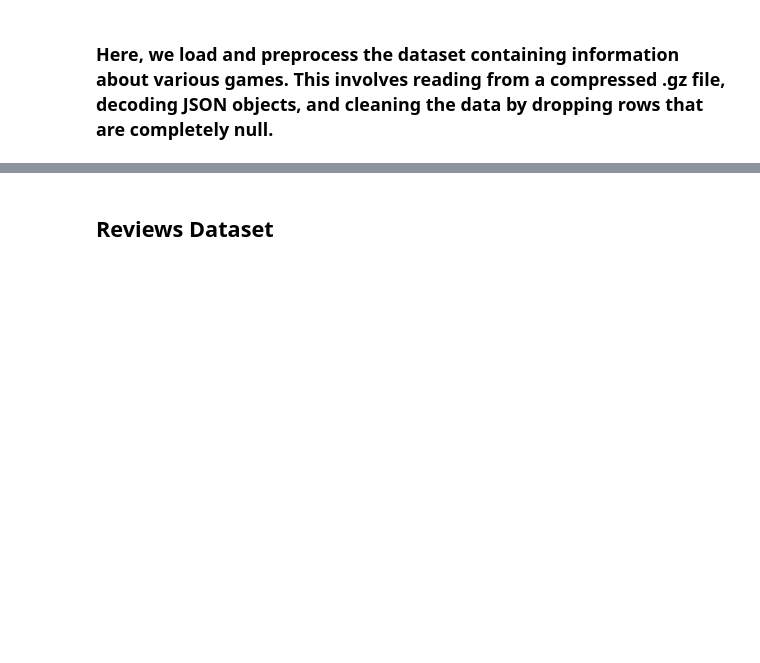
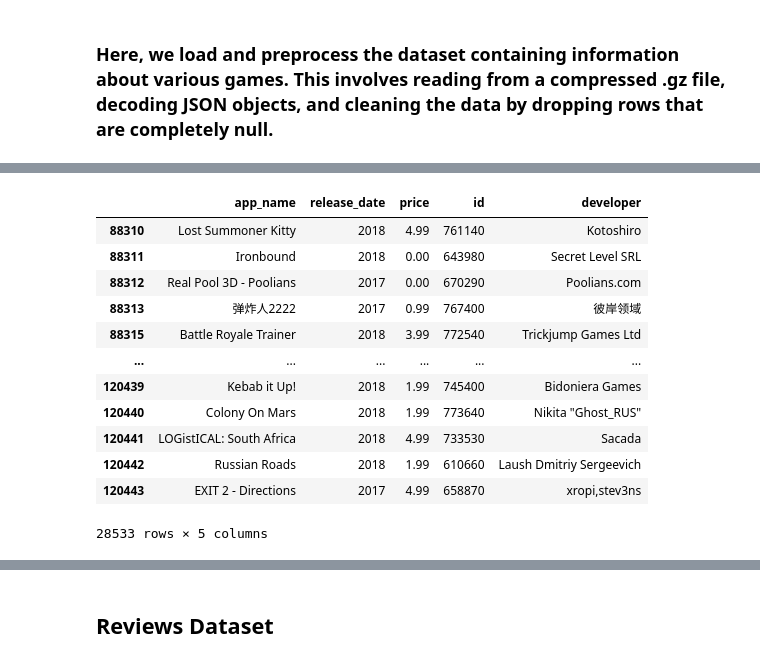
Before and after one commit to fcuerdo/Project1-Henry, a Jupyter notebook: Data Engineering.ipynb, the cells around one changed output, grey strips where cells are left out. Cells and saved outputs as stored; diff of their text form; code cells hidden in the pictures; blank space fills up the shorter version.

```diff
--- a/Data Engineering.ipynb
+++ b/Data Engineering.ipynb
@@ -164,3 +157,24 @@ df_ga.head()
 5 rows × 67 columns
 # %%
 df_ga = optimize_dataframe_types(df_ga)  # Apply optimization after loading
+# %%
+df_ga_endpoint1 = df_ga
+df_ga_endpoint1 = df_ga_endpoint1.dropna(subset=['developer'])
+df_ga_endpoint1 = df_ga_endpoint1[df_ga_endpoint1['release_date'] != 'Unknown']
+columns_to_keep = ['app_name', 'release_date', 'price', 'id', 'developer']
+df_ga_endpoint1 = df_ga_endpoint1[columns_to_keep]
+df_ga_endpoint1
+# %% [output]
+|  | app_name | release_date | price | id | developer |
+| 88310 | Lost Summoner Kitty | 2018 | 4.99 | 761140 | Kotoshiro |
+| 88311 | Ironbound | 2018 | 0.00 | 643980 | Secret Level SRL |
+| 88312 | Real Pool 3D - Poolians | 2017 | 0.00 | 670290 | Poolians.com |
+| 88313 | 弹炸人2222 | 2017 | 0.99 | 767400 | 彼岸领域 |
+| 88315 | Battle Royale Trainer | 2018 | 3.99 | 772540 | Trickjump Games Ltd |
+| ... | ... | ... | ... | ... | ... |
+| 120439 | Kebab it Up! | 2018 | 1.99 | 745400 | Bidoniera Games |
+| 120440 | Colony On Mars | 2018 | 1.99 | 773640 | Nikita "Ghost_RUS" |
+| 120441 | LOGistICAL: South Africa | 2018 | 4.99 | 733530 | Sacada |
+| 120442 | Russian Roads | 2018 | 1.99 | 610660 | Laush Dmitriy Sergeevich |
+| 120443 | EXIT 2 - Directions | 2017 | 4.99 | 658870 | xropi,stev3ns |
+28533 rows × 5 columns
```
Also changed, not shown: parts of 8 cells of this notebook, 11 other files.
